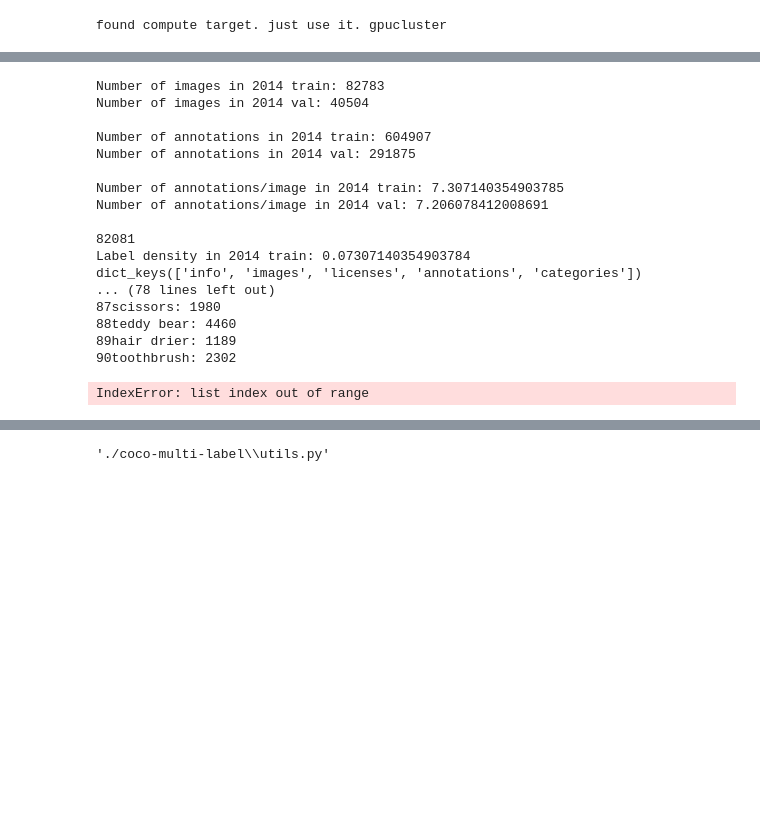
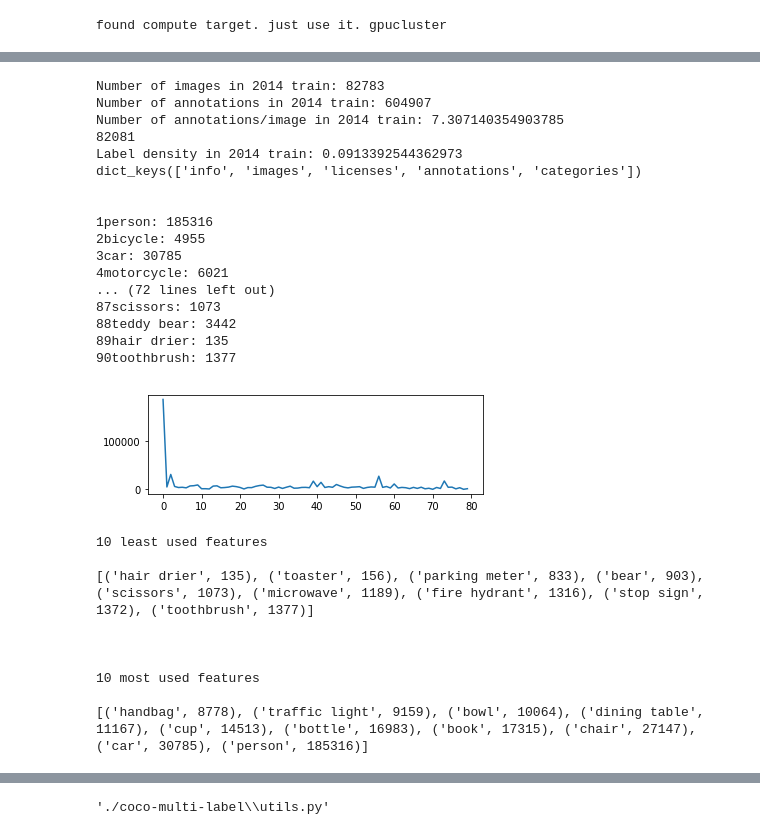
Before and after one commit to Anilith/Avanade, a Jupyter notebook: Thesis.ipynb, the cells around one changed output, grey strips where cells are left out. Saved outputs shown, nothing was run; the diff lists cells and outputs as text; code cells hidden in the pictures; blank space fills up the shorter version.

Commit message:
neural network update and began to implement multi-label implementation

```diff
--- a/Thesis.ipynb
+++ b/Thesis.ipynb
@@ -183,16 +203,17 @@ categories = train["categories"]
 #print(categories)
 train_images = train["images"]
 val_images = val["images"]
+#val_images = val["images"]
 print("Number of images in 2014 train: "+str(len(train_images)))
-print("Number of images in 2014 val: "+str(len(val_images)) +"\n")
+#print("Number of images in 2014 val: "+str(len(val_images)) +"\n")
 train_annotations = train["annotations"]
 val_annotations = val["annotations"]
 #print(train_annotations[1:20])
-val_annotations = val["annotations"]
+#val_annotations = val["annotations"]
 print("Number of annotations in 2014 train: "+str(len(train_annotations)))
-print("Number of annotations in 2014 val: "+str(len(val_annotations)) + "\n")
+#print("Number of annotations in 2014 val: "+str(len(val_annotations)) + "\n")
 print("Number of annotations/image in 2014 train: "+str(len(train_annotations)/len(train_images)))
-print("Number of annotations/image in 2014 val: " + str(len(val_annotations)/len(val_images)) + "\n")
+#print("Number of annotations/image in 2014 val: " + str(len(val_annotations)/len(val_images)) + "\n")
 train_categories = np.zeros(100, dtype=object)
 #val_categories = np.zeros(100, dtype=object)
 #itemsets = [[] for i in range(581922)]
@@ -205,62 +226,69 @@ for entry in itemsets:
     if(entry not in unique_itemsets):
         unique_itemsets.append(entry)
 print(len(unique_itemsets))
-'''
-for annotation in val_annotations:
-    val_categories[annotation['category_id']] += 1
+#for annotation in val_annotations:
+#    val_categories[annotation['category_id']] += 1
 train_categories = train_categories[train_categories != 0]
-val_categories = val_categories[val_categories != 0]
-'''
+#val_categories = val_categories[val_categories != 0]
 print("Label density in 2014 train: "+str(len(train_annotations)/len(train_categories)/len(train_images)))
 #print("Label density in 2014 val: "+str(len(val_annotations)/len(val_categories)/len(val_images)))
 print(train.keys())
 print("\n")
 #print(images[1:10])
 #print("\n")
 #print(annotations[1:10])
 #print("\n")
 #print(categories)
-#for i in range(0, len(train_categories)):
-#    print(str(categories[i]["id"]) + categories[i]["name"] + ": " + str(train_categories[i]))
-#    train_categories[i] = (categories[i]["name"], train_categories[i])
+for i in range(0, len(train_categories)):
+    print(str(categories[i]["id"]) + categories[i]["name"] + ": " + str(train_categories[i]))
+    train_categories[i] = (categories[i]["name"], train_categories[i])
 #for i in range(0, len(val_categories)):
     #print(categories[i]["name"] + ": " + str(train_categories[i]))
 #    val_categories[i] = (categories[i]["name"], val_categories[i])
 plt.figure(1)
 plt.subplot(211)
 plt.plot([i[1] for i in train_categories])
 #plt.subplot(212)
 #plt.plot([i[1] for i in val_categories])
-#plt.show()
+plt.show()
 train_categories = sorted(train_categories, key=lambda tup: tup[1], reverse=False)
 #val_categories = sorted(val_categories, key=lambda tup: tup[1], reverse=False)
 print("\n10 least used features \n")
 print(train_categories[0:9])
 print("\n")
 #print(val_categories[0:9])
 print("\n10 most used features \n")
 print(train_categories[-10:])
 print("\n")
 #print(val_categories[-10:])
 # %% [output]
 Number of images in 2014 train: 82783
-Number of images in 2014 val: 40504
+Number of annotations in 2014 train: 604907
+Number of annotations/image in 2014 train: 7.307140354903785
+82081
+Label density in 2014 train: 0.0913392544362973
+dict_keys(['info', 'images', 'licenses', 'annotations', 'categories'])
 
-Number of annotations in 2014 train: 604907
-Number of annotations in 2014 val: 291875
 
-Number of annotations/image in 2014 train: 7.307140354903785
-Number of annotations/image in 2014 val: 7.206078412008691
-
-82081
-Label density in 2014 train: 0.07307140354903784
-dict_keys(['info', 'images', 'licenses', 'annotations', 'categories'])
-... (78 lines left out)
-87scissors: 1980
-88teddy bear: 4460
-89hair drier: 1189
-90toothbrush: 2302
+1person: 185316
+2bicycle: 4955
+3car: 30785
+4motorcycle: 6021
+... (72 lines left out)
+87scissors: 1073
+88teddy bear: 3442
+89hair drier: 135
+90toothbrush: 1377
+[figure, added]
-IndexError: list index out of range
+10 least used features
+
+[('hair drier', 135), ('toaster', 156), ('parking meter', 833), ('bear', 903), ('scissors', 1073), ('microwave', 1189), ('fire hydrant', 1316), ('stop sign', 1372), ('toothbrush', 1377)]
+
+
+
+10 most used features
+
+[('handbag', 8778), ('traffic light', 9159), ('bowl', 10064), ('dining table', 11167), ('cup', 14513), ('bottle', 16983), ('book', 17315), ('chair', 27147), ('car', 30785), ('person', 185316)]
 # %%
 import sys
 ipython_vars = ['In', 'Out', 'exit', 'quit', 'get_ipython', 'ipython_vars']
```
Also changed, not shown: parts of 37 cells of this notebook.
